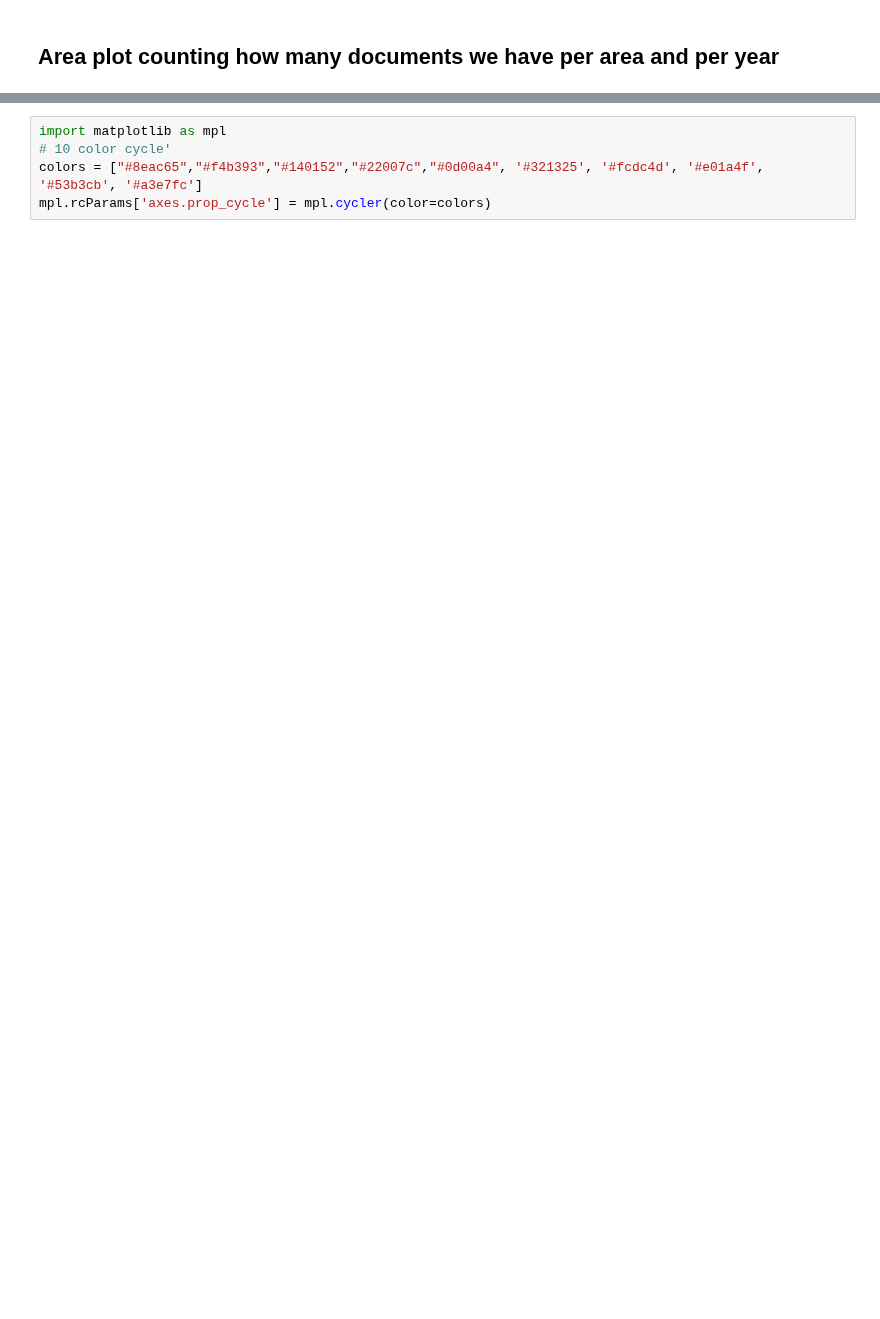
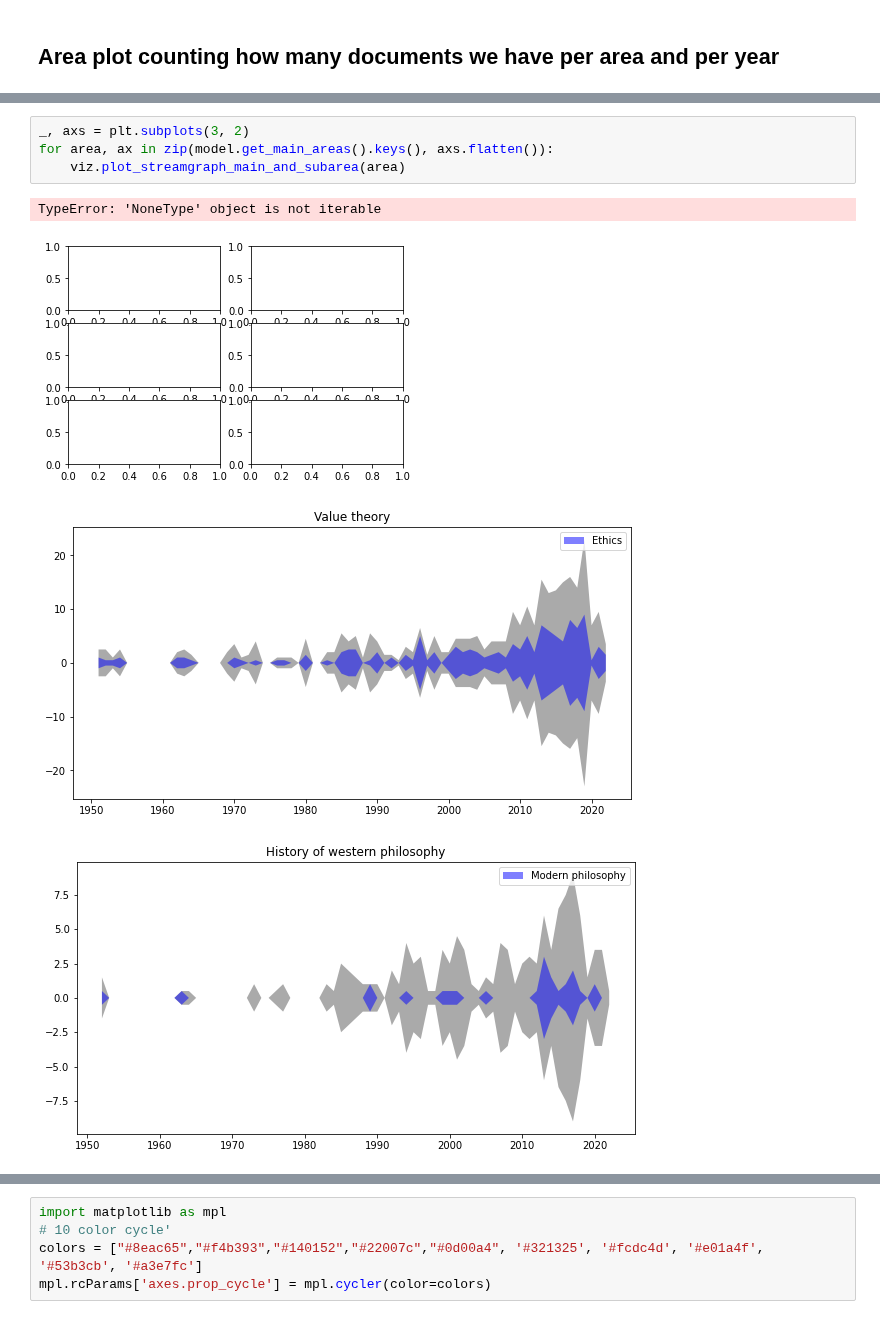
Before and after one commit to juanrloaiza/latinamerican-philosophy-mining, a Jupyter notebook: notebooks/4-Analysis.ipynb, the cells around one changed output, grey strips where cells are left out. Saved outputs shown, nothing was run; the diff lists cells and outputs as text; blank space fills up the shorter version.

```diff
--- a/notebooks/4-Analysis.ipynb
+++ b/notebooks/4-Analysis.ipynb
@@ -101,0 +61,9 @@ topic.top_word_evolution_table()
+# %%
+_, axs = plt.subplots(3, 2)
+for area, ax in zip(model.get_main_areas().keys(), axs.flatten()):
+    viz.plot_streamgraph_main_and_subarea(area)
+# %% [output]
+TypeError: 'NoneType' object is not iterable
+[figure, added]
+[figure, added]
+[figure, added]
```
Also changed, not shown: parts of 32 cells of this notebook.
